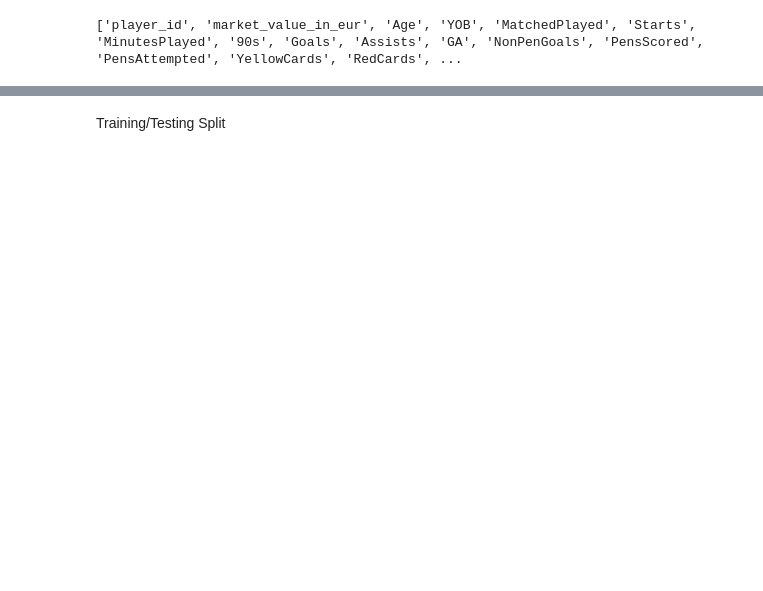
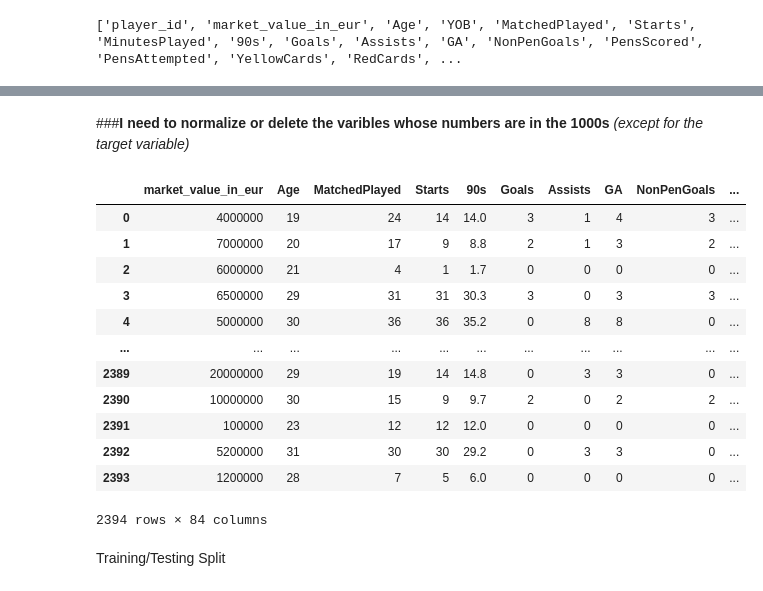
Before and after one commit to JackBenadon/DS440-Project, a Jupyter notebook: DS440_Pre_Processing.ipynb, the cells around one changed output, grey strips where cells are left out. Saved outputs shown, nothing was run; the diff lists cells and outputs as text; code cells hidden in the pictures; blank space fills up the shorter version.

```diff
--- a/DS440_Pre_Processing.ipynb
+++ b/DS440_Pre_Processing.ipynb
@@ -211,0 +215,9 @@ total_table_df
+# %%
+# Convert 'date' column to datetime if it's not already in datetime format
+total_table_df['date'] = pd.to_datetime(total_table_df['date'])
+
+# Sort the DataFrame by 'date' column in ascending order
+total_table_df = total_table_df.sort_values(by='date')
+
+# Group by 'name' and 'season', and keep the row with the oldest date value within each group
+total_table_df = total_table_df.groupby(['Name', 'Season']).last().reset_index()
@@ -359,0 +377,5 @@ print(column_names)
+# %%
+# This part of the code will drop the player_id column.
+#We think this feature is ruining the performance of the model.
+
+total_table_df.drop(columns = ['player_id', 'YOB'], inplace = True)
@@ -359,0 +398,2 @@ print(column_names)
+# %% [markdown]
+###**I need to normalize or delete the varibles whose numbers are in the 1000s** *(except for the target variable)*
@@ -360,3 +419,19 @@ print(column_names)
+# %%
+total_table_df
+# %% [output]
+|  | market_value_in_eur | Age | MatchedPlayed | Starts | 90s | Goals | Assists | GA | NonPenGoals | ... |
+| 0 | 4000000 | 19 | 24 | 14 | 14.0 | 3 | 1 | 4 | 3 | ... |
+| 1 | 7000000 | 20 | 17 | 9 | 8.8 | 2 | 1 | 3 | 2 | ... |
+| 2 | 6000000 | 21 | 4 | 1 | 1.7 | 0 | 0 | 0 | 0 | ... |
+| 3 | 6500000 | 29 | 31 | 31 | 30.3 | 3 | 0 | 3 | 3 | ... |
+| 4 | 5000000 | 30 | 36 | 36 | 35.2 | 0 | 8 | 8 | 0 | ... |
+| ... | ... | ... | ... | ... | ... | ... | ... | ... | ... | ... |
+| 2389 | 20000000 | 29 | 19 | 14 | 14.8 | 0 | 3 | 3 | 0 | ... |
+| 2390 | 10000000 | 30 | 15 | 9 | 9.7 | 2 | 0 | 2 | 2 | ... |
+| 2391 | 100000 | 23 | 12 | 12 | 12.0 | 0 | 0 | 0 | 0 | ... |
+| 2392 | 5200000 | 31 | 30 | 30 | 29.2 | 0 | 3 | 3 | 0 | ... |
+| 2393 | 1200000 | 28 | 7 | 5 | 6.0 | 0 | 0 | 0 | 0 | ... |
+2394 rows × 84 columns
 # %% [markdown]
 Training/Testing Split
 # %%
```
Also changed, not shown: parts of 24 cells of this notebook.
